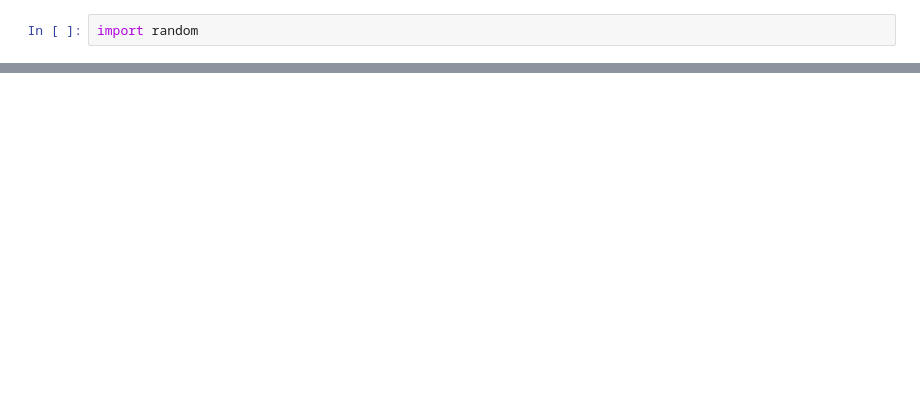
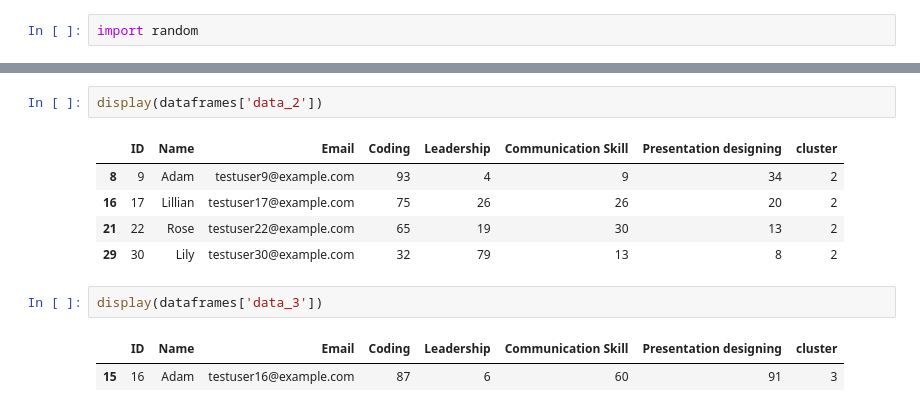
Before and after one commit to KiranKhayamali/Hackademia-Hackathon, a Jupyter notebook: model.ipynb, the cells around one changed output, grey strips where cells are left out. Saved outputs shown, nothing was run; the diff lists cells and outputs as text; blank space fills up the shorter version.

```diff
--- a/model.ipynb
+++ b/model.ipynb
@@ -237,0 +289,13 @@ Name: 21, dtype: object]
+# %%
+display(dataframes['data_2'])
+# %% [output]
+|  | ID | Name | Email | Coding | Leadership | Communication Skill | Presentation designing | cluster |
+| 8 | 9 | Adam | testuser9@example.com | 93 | 4 | 9 | 34 | 2 |
+| 16 | 17 | Lillian | testuser17@example.com | 75 | 26 | 26 | 20 | 2 |
+| 21 | 22 | Rose | testuser22@example.com | 65 | 19 | 30 | 13 | 2 |
+| 29 | 30 | Lily | testuser30@example.com | 32 | 79 | 13 | 8 | 2 |
+# %%
+display(dataframes['data_3'])
+# %% [output]
+|  | ID | Name | Email | Coding | Leadership | Communication Skill | Presentation designing | cluster |
+| 15 | 16 | Adam | testuser16@example.com | 87 | 6 | 60 | 91 | 3 |
```
Also changed, not shown: parts of 15 cells of this notebook, 6 other files.
